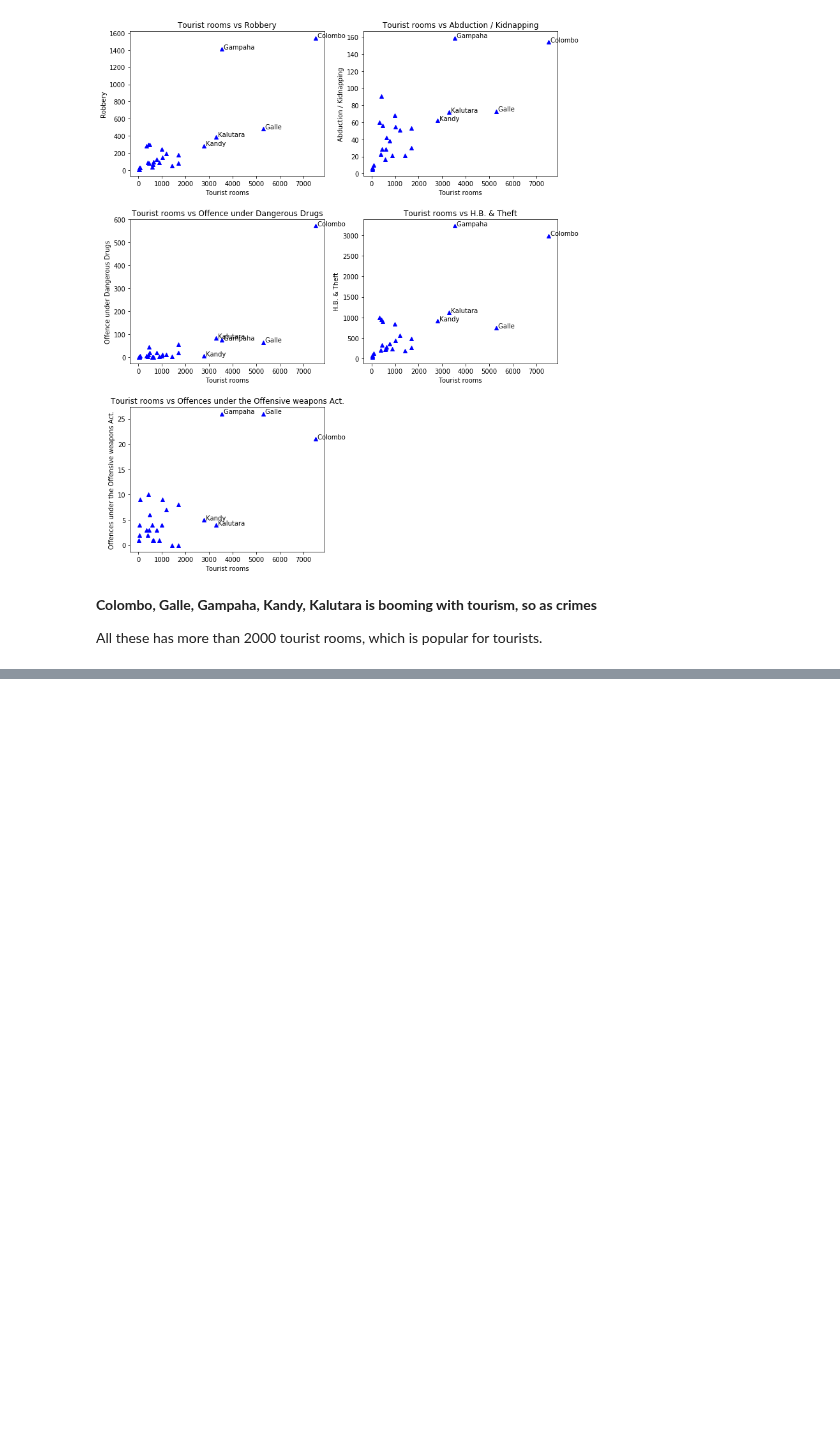
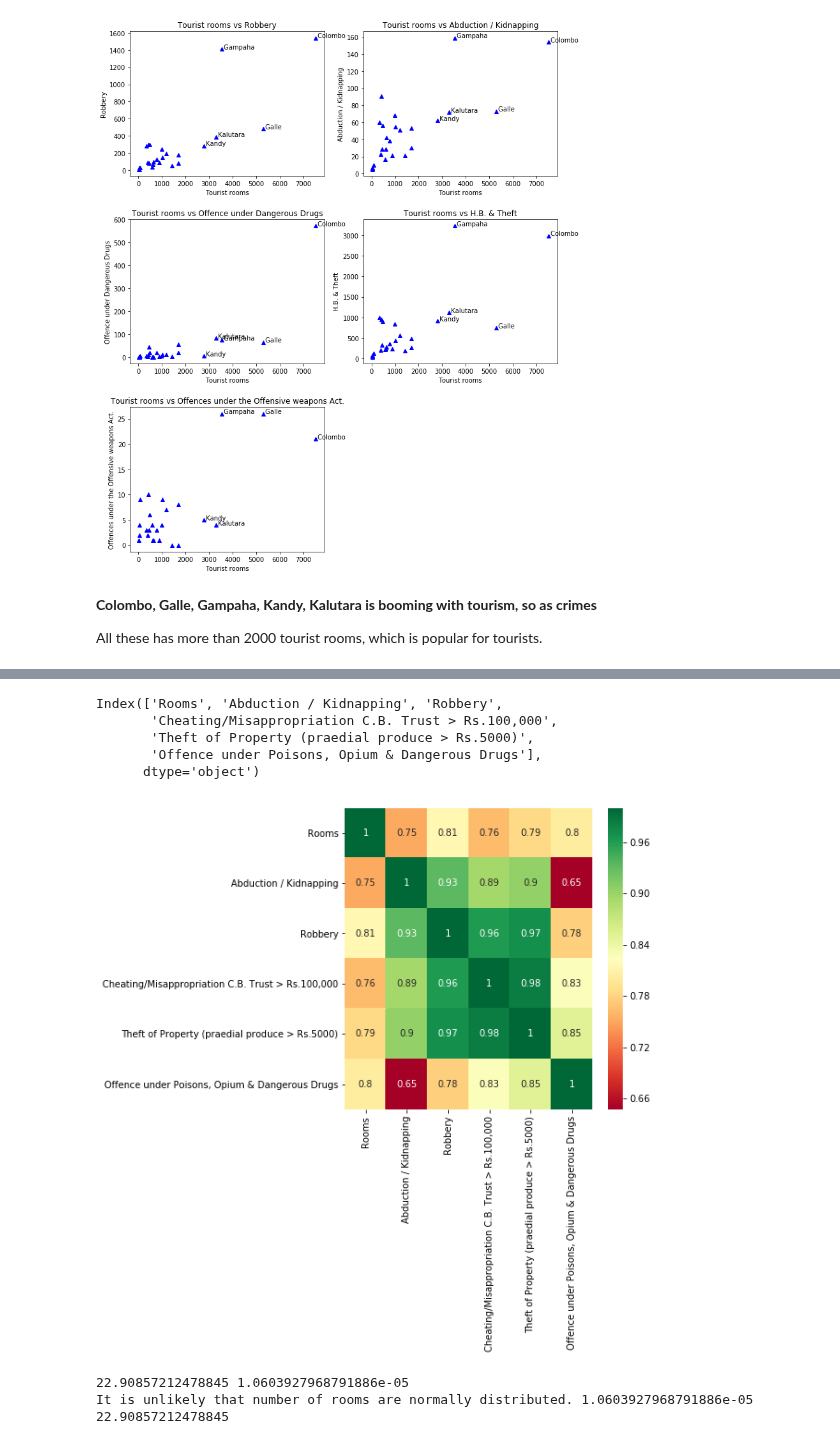
Before and after one commit to PraAnj/gov.lk.data.analysis, a Jupyter notebook: src/tourism_causes_crimes_hypothesis.ipynb, the cells around one changed output, grey strips where cells are left out. Cells and saved outputs as stored; diff of their text form; code cells hidden in the pictures; blank space fills up the shorter version.

```diff
--- a/src/tourism_causes_crimes_hypothesis.ipynb
+++ b/src/tourism_causes_crimes_hypothesis.ipynb
@@ -74,0 +97,26 @@ All these has more than 2000 tourist rooms, which is popular for tourists.
+# %%
+corrValues = integrated_data.corr(method='pearson')
+topCorrWithRooms = corrValues.index[abs(corrValues['Rooms']) >= 0.75]
+print(topCorrWithRooms)
+
+plt.figure(figsize=(6,6))
+ax = sns.heatmap(integrated_data[topCorrWithRooms].corr(), annot=True, cmap="RdYlGn")
+# %% [output]
+Index(['Rooms', 'Abduction / Kidnapping', 'Robbery',
+       'Cheating/Misappropriation C.B. Trust > Rs.100,000',
+       'Theft of Property (praedial produce > Rs.5000)',
+       'Offence under Poisons, Opium & Dangerous Drugs'],
+      dtype='object')
+[figure, added]
+# %%
+## Prove normallity
+value, p = stat.normaltest(integrated_data['Rooms'])
+
+print(value, p)
+if p >= 0.05:
+    print('It is likely that number of rooms are normally distributed.')
+else:
+    print('It is unlikely that number of rooms are normally distributed.', p, value)
+# %% [output]
+22.90857212478845 1.0603927968791886e-05
+It is unlikely that number of rooms are normally distributed. 1.0603927968791886e-05 22.90857212478845
```
Also changed, not shown: parts of 8 cells of this notebook.
